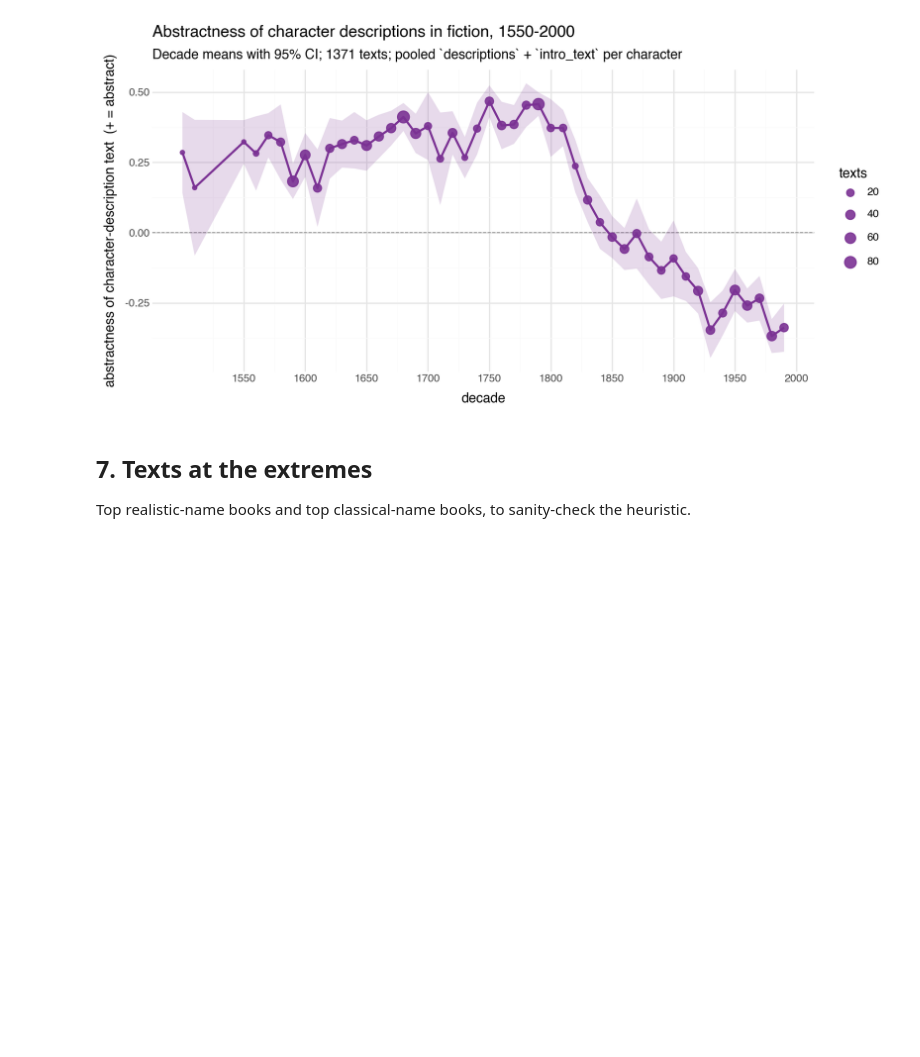
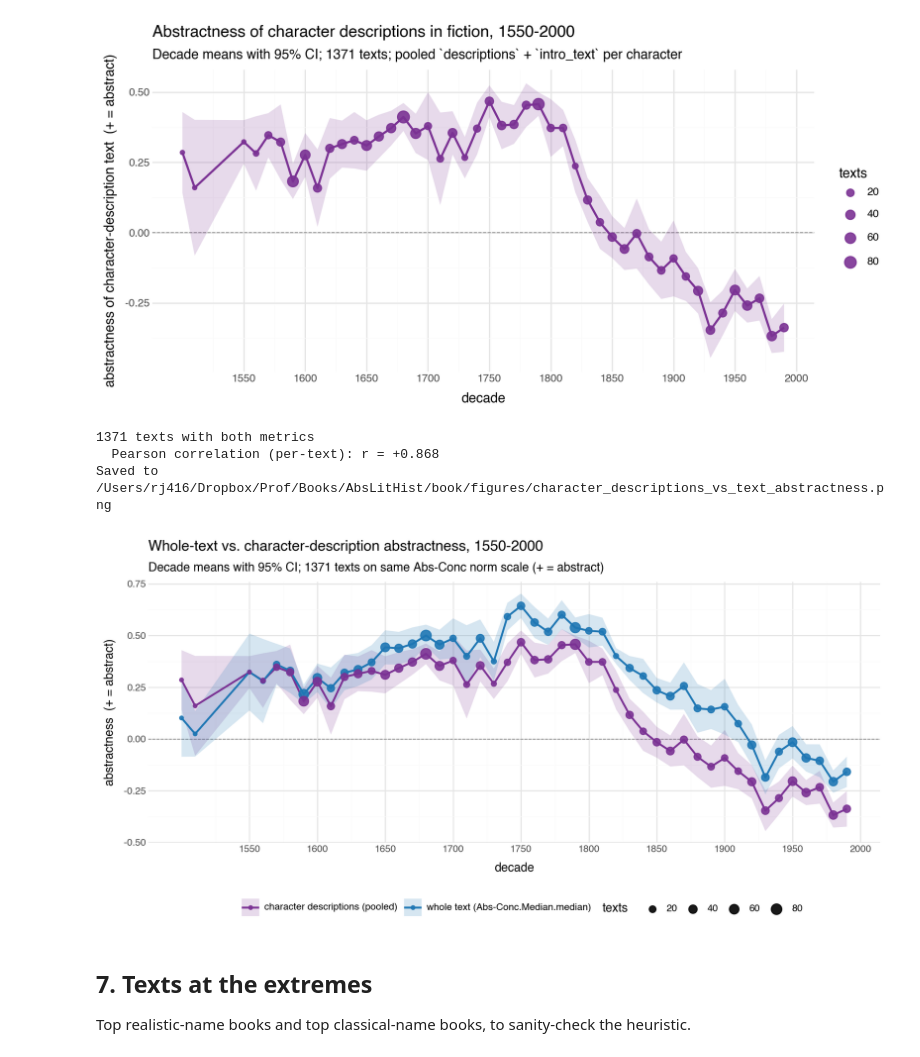
Before and after one commit to quadrismegistus/abstraction, a Jupyter notebook: notebooks/15-character-naming.ipynb, the cells around one changed output. Saved outputs shown, nothing was run; the diff lists cells and outputs as text; code cells hidden in the pictures; blank space fills up the shorter version.

```diff
--- a/notebooks/15-character-naming.ipynb
+++ b/notebooks/15-character-naming.ipynb
@@ -454,6 +495,67 @@ p_desc
 # %% [output]
 Saved to /Users/rj416/Dropbox/Prof/Books/AbsLitHist/book/figures/character_descriptions_abstractness_decade.png
 [figure]
+# %%
+# Compare per-character description abstractness with whole-text abstractness.
+# `merged` from §3 already has both: abs_score = -Abs-Conc.Median.median (text)
+# and char_desc_conc (pooled char descriptions). Both are on the same norm scale.
+
+DECADE_CMP = 10
+MIN_N_CMP = 5
+cmp_in = merged[(merged['year'] >= 1500) & (merged['year'] < 2000)
+                & merged['abs_score'].notna()
+                & merged['char_desc_conc'].notna()].copy()
+cmp_in['decade'] = (cmp_in['year'] // DECADE_CMP * DECADE_CMP).astype(int)
+cmp_in['desc_abs'] = -cmp_in['char_desc_conc']
+
+def _decade_agg(col):
+    g = (cmp_in.groupby('decade')
+         .agg(n=('id', 'count'),
+              mean=(col, 'mean'),
+              se=(col, lambda s: s.std(ddof=1) / np.sqrt(len(s))))
+         .query(f'n >= {MIN_N_CMP}')
+         .reset_index())
+    g['lo'] = g['mean'] - 1.96 * g['se']
+    g['hi'] = g['mean'] + 1.96 * g['se']
+    return g
+
+agg_text = _decade_agg('abs_score').assign(series='whole text (Abs-Conc.Median.median)')
+agg_desc = _decade_agg('desc_abs').assign(series='character descriptions (pooled)')
+cmp_long = pd.concat([agg_text, agg_desc], ignore_index=True)
+
+print(f'{len(cmp_in)} texts with both metrics')
+print(f'  Pearson correlation (per-text): r = {cmp_in[["abs_score","desc_abs"]].corr().iloc[0,1]:+.3f}')
+
+p_cmp = (p9.ggplot(cmp_long, p9.aes(x='decade', y='mean', color='series', fill='series'))
+         + p9.geom_hline(yintercept=0, linetype='dashed', color='#888888', size=0.4)
+         + p9.geom_ribbon(p9.aes(ymin='lo', ymax='hi'), alpha=0.18, color=None)
+         + p9.geom_line(size=1.0)
+         + p9.geom_point(p9.aes(size='n'), alpha=0.9)
+         + p9.scale_color_manual(values={'whole text (Abs-Conc.Median.median)': '#1f77b4',
+                                         'character descriptions (pooled)': '#7b3294'})
+         + p9.scale_fill_manual(values={'whole text (Abs-Conc.Median.median)': '#1f77b4',
+                                        'character descriptions (pooled)': '#7b3294'})
+         + p9.scale_size_continuous(range=(1.5, 5), name='texts')
+         + p9.scale_x_continuous(breaks=range(1550, 2001, 50))
+         + p9.labs(
+             title='Whole-text vs. character-description abstractness, 1550-2000',
+             subtitle=f'Decade means with 95% CI; {len(cmp_in)} texts on same Abs-Conc norm scale (+ = abstract)',
+             x='decade',
+             y='abstractness  (+ = abstract)',
+             color='', fill='',
+         )
+         + p9.theme_minimal()
+         + p9.theme(figure_size=(10, 5), legend_position='bottom'))
+
+out_cmp = os.path.join(DROPBOX_FIGS, 'character_descriptions_vs_text_abstractness.png')
+p_cmp.save(out_cmp, dpi=300, verbose=False)
+print(f'Saved to {out_cmp}')
+p_cmp
+# %% [output]
+1371 texts with both metrics
+  Pearson correlation (per-text): r = +0.868
+Saved to /Users/rj416/Dropbox/Prof/Books/AbsLitHist/book/figures/character_descriptions_vs_text_abstractness.png
+[figure, added]
 # %% [markdown]
 ## 7. Texts at the extremes
 
```
Also changed, not shown: parts of 1 cell of this notebook, 1 other file.
